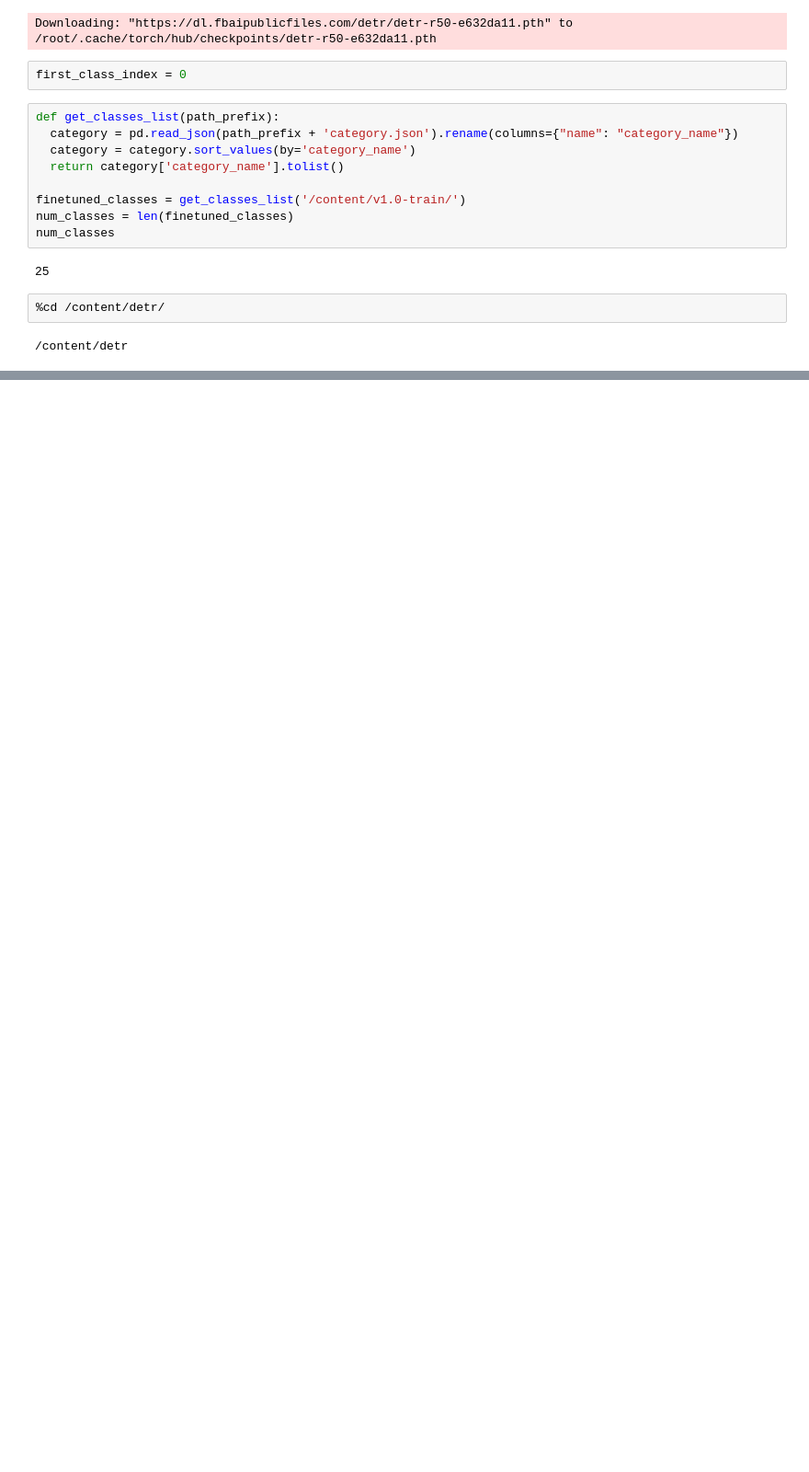
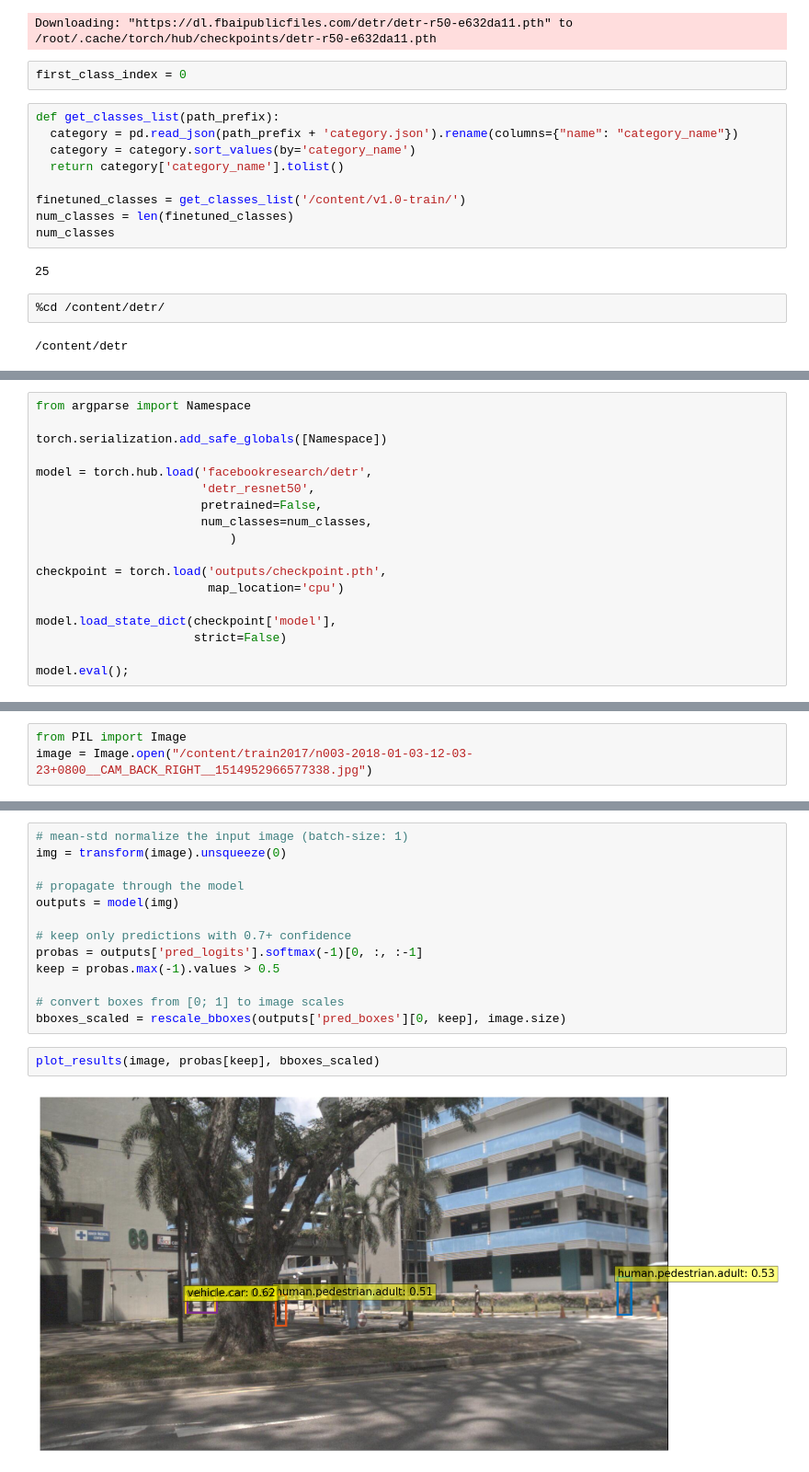
Before and after one commit to mgemaakbar/AACV, a Jupyter notebook: detr_data_prep.ipynb, the cells around one changed output, grey strips where cells are left out. Shown at 92% size. Cells and saved outputs as stored; diff of their text form; blank space fills up the shorter version.

Commit message:
test training run with singlle image

```diff
--- a/detr_data_prep.ipynb
+++ b/detr_data_prep.ipynb
@@ -299,0 +306,18 @@ Training time 0:04:54
+# %%
+from argparse import Namespace
+
+torch.serialization.add_safe_globals([Namespace])
+
+model = torch.hub.load('facebookresearch/detr',
+                       'detr_resnet50',
+                       pretrained=False,
+                       num_classes=num_classes,
+                           )
+
+checkpoint = torch.load('outputs/checkpoint.pth',
+                        map_location='cpu')
+
+model.load_state_dict(checkpoint['model'],
+                      strict=False)
+
+model.eval();
@@ -299,0 +326,3 @@ Training time 0:04:54
+# %%
+from PIL import Image
+image = Image.open("/content/train2017/n003-2018-01-03-12-03-23+0800__CAM_BACK_RIGHT__1514952966577338.jpg")
@@ -299,0 +371,17 @@ Training time 0:04:54
+# %%
+# mean-std normalize the input image (batch-size: 1)
+img = transform(image).unsqueeze(0)
+
+# propagate through the model
+outputs = model(img)
+
+# keep only predictions with 0.7+ confidence
+probas = outputs['pred_logits'].softmax(-1)[0, :, :-1]
+keep = probas.max(-1).values > 0.5
+
+# convert boxes from [0; 1] to image scales
+bboxes_scaled = rescale_bboxes(outputs['pred_boxes'][0, keep], image.size)
+# %%
+plot_results(image, probas[keep], bboxes_scaled)
+# %% [output]
+[figure, added]
```
Also changed, not shown: parts of 7 cells of this notebook.
